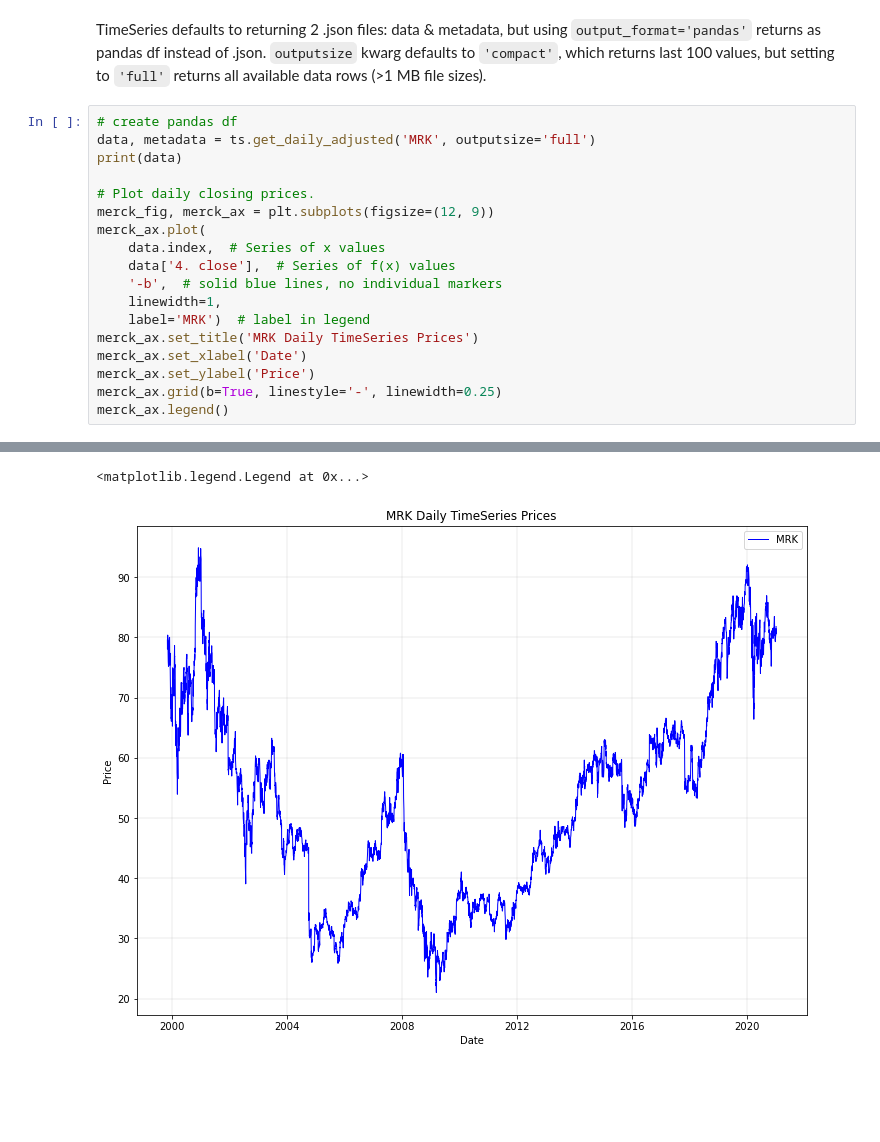
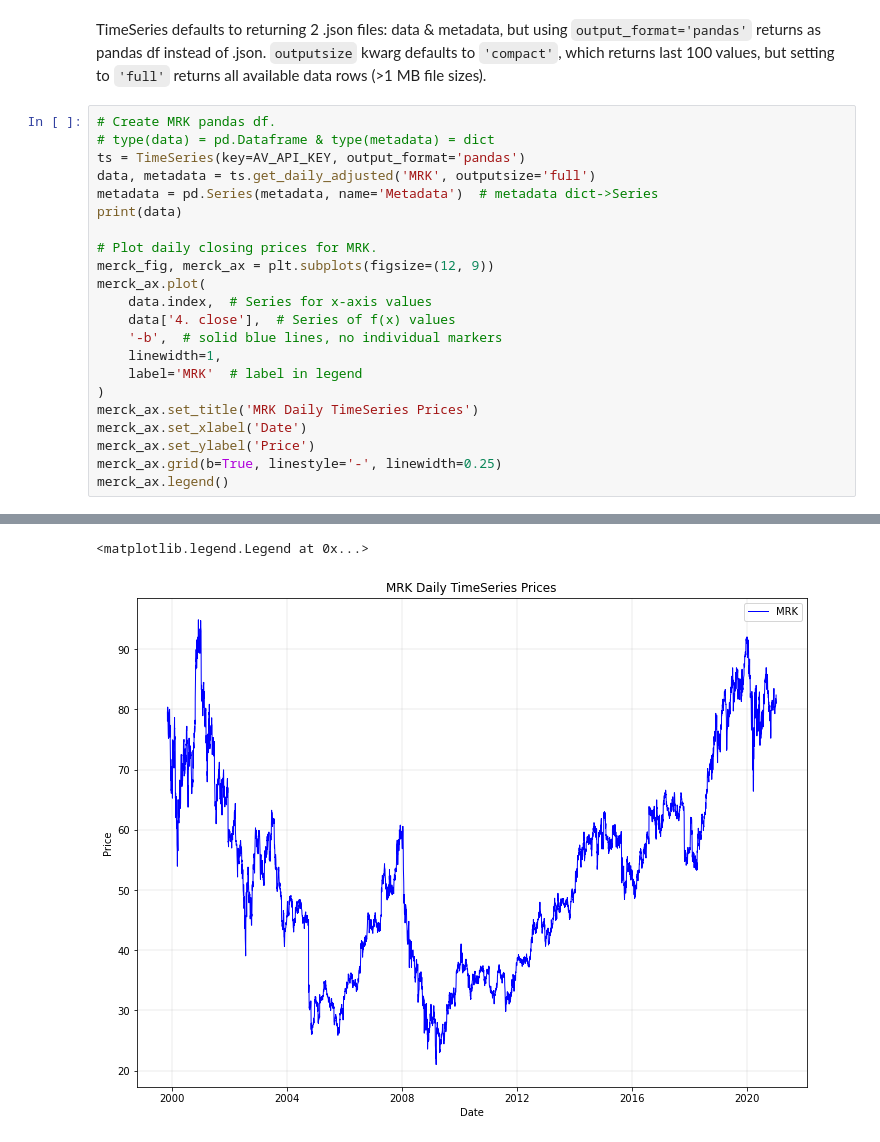
Before and after one commit to DCLimon/stonks, a Jupyter notebook: av_example.ipynb, the cells around one changed output, grey strips where cells are left out. Saved outputs shown, nothing was run; the diff lists cells and outputs as text; blank space fills up the shorter version.

```diff
--- a/av_example.ipynb
+++ b/av_example.ipynb
@@ -29,18 +29,22 @@ using `output_format='pandas'` returns as pandas df instead of .json.
 values, but setting to `'full'` returns all available data rows (>1 MB
 file sizes).
 # %%
-# create pandas df
+# Create MRK pandas df.
+# type(data) = pd.Dataframe & type(metadata) = dict
+ts = TimeSeries(key=AV_API_KEY, output_format='pandas')
 data, metadata = ts.get_daily_adjusted('MRK', outputsize='full')
+metadata = pd.Series(metadata, name='Metadata')  # metadata dict->Series
 print(data)
 
-# Plot daily closing prices.
+# Plot daily closing prices for MRK.
 merck_fig, merck_ax = plt.subplots(figsize=(12, 9))
 merck_ax.plot(
-    data.index,  # Series of x values
+    data.index,  # Series for x-axis values
     data['4. close'],  # Series of f(x) values
     '-b',  # solid blue lines, no individual markers
     linewidth=1,
-    label='MRK')  # label in legend
+    label='MRK'  # label in legend
+)
 merck_ax.set_title('MRK Daily TimeSeries Prices')
 merck_ax.set_xlabel('Date')
 merck_ax.set_ylabel('Price')
@@ -67,2 +71,2 @@ date
 <matplotlib.legend.Legend at 0x...>
-[figure, old version]
+[figure, new version]
```
Also changed, not shown: parts of 7 cells of this notebook.
